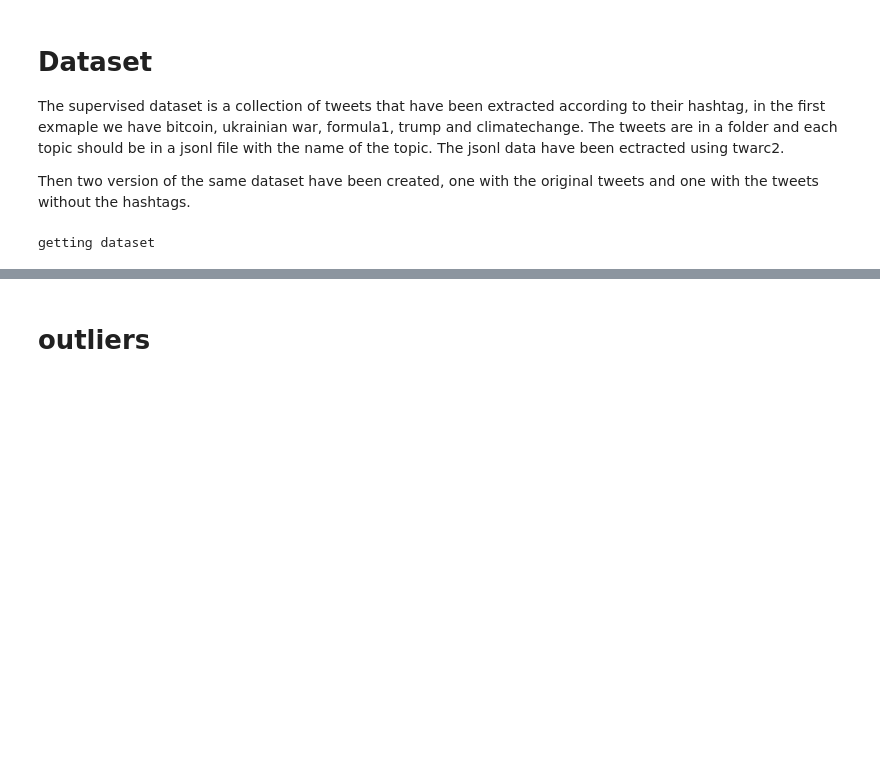
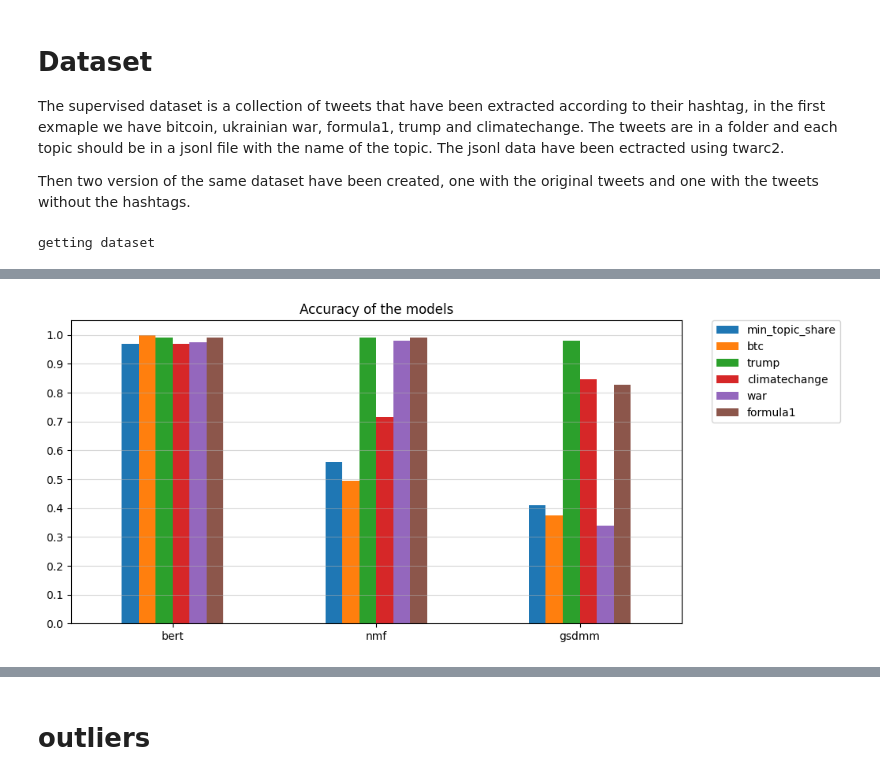
Before and after one commit to alessiogandelli/BERTopic_evaluation, a Jupyter notebook: src/notebooks/Supervised.ipynb, the cells around one changed output, grey strips where cells are left out. Saved outputs shown, nothing was run; the diff lists cells and outputs as text; code cells hidden in the pictures; blank space fills up the shorter version.

```diff
--- a/src/notebooks/Supervised.ipynb
+++ b/src/notebooks/Supervised.ipynb
@@ -29,6 +36,9 @@ using the Supervised class, we can evaluate the dataset using different models,
 # %%
+gsdmm = Supervised(df, 'GSDMM')
+climatebert = Supervised(df, 'climatebert/distilroberta-base-climate-f')
 tweetclass = Supervised(df, 'louisbetsch/tweetclassification-bf-model')
 nmf = Supervised(df, 'NMF')
 bert = Supervised(df, 'all-MiniLM-L6-v2')
 openai_eval = Supervised(df, 'openai')
+use = Supervised(df, 'USE')
 # %% [output]
@@ -51,0 +92,20 @@ pd.DataFrame({'bert': bert.accuracy, 'nmf': nmf.accuracy, 'tweetclass': tweetcla
+# %%
+
+def compare_models(models):
+    # barplot grouped by column
+
+    pd.DataFrame(models).T.plot.bar(rot=0, figsize=(10,5))
+    #add title
+    plt.title('Accuracy of the models')
+    #add grid every 0.1
+    plt.grid(axis='y', alpha=0.5)
+    #add yticks every 0.1
+    plt.yticks(np.arange(0, 1.1, 0.1))
+    # legend outside
+    plt.legend(bbox_to_anchor=(1.05, 1), loc='upper left', borderaxespad=0.)
+
+
+models = {'bert': bert.accuracy, 'nmf': nmf.accuracy, 'gsdmm': gsdmm.accuracy}
+compare_models(models)
+# %% [output]
+[figure, added]
```
Also changed, not shown: parts of 22 cells of this notebook, 4 other files.
